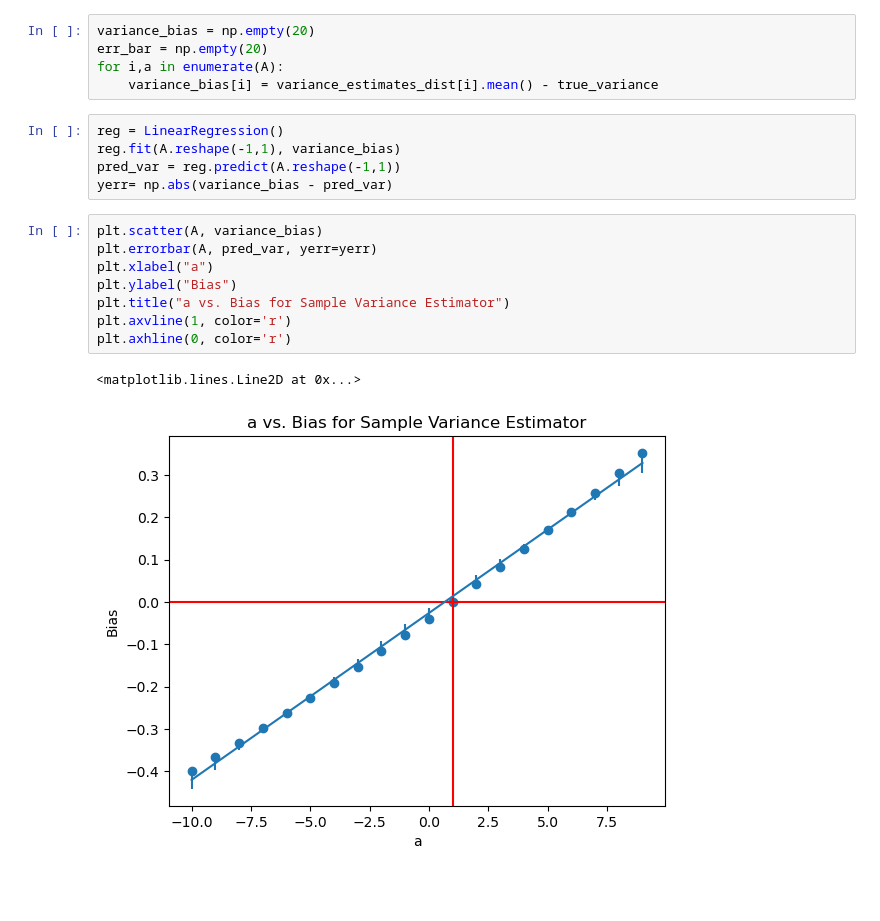
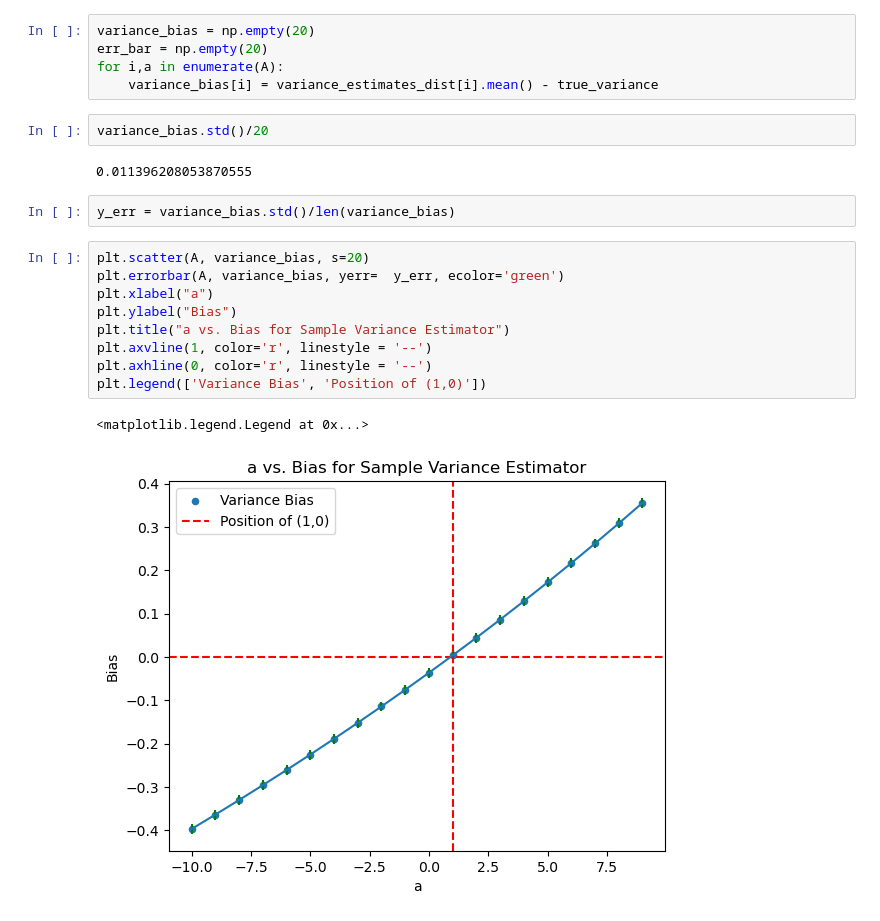
Before and after one commit to shivom-gupta/Thesis, a Jupyter notebook: random_normal_dist.ipynb, the cells around one changed output. Cells and saved outputs as stored; diff of their text form; blank space fills up the shorter version.

```diff
--- a/random_normal_dist.ipynb
+++ b/random_normal_dist.ipynb
@@ -56,19 +55,21 @@ variance_bias = np.empty(20)
 err_bar = np.empty(20)
 for i,a in enumerate(A):
     variance_bias[i] = variance_estimates_dist[i].mean() - true_variance
-# %%
-reg = LinearRegression()
-reg.fit(A.reshape(-1,1), variance_bias)
-pred_var = reg.predict(A.reshape(-1,1))
-yerr= np.abs(variance_bias - pred_var)
+# %%
+variance_bias.std()/20
+# %% [output]
+0.011396208053870555
+# %%
+y_err = variance_bias.std()/len(variance_bias)
 # %%
-plt.scatter(A, variance_bias)
-plt.errorbar(A, pred_var, yerr=yerr)
+plt.scatter(A, variance_bias, s=20)
+plt.errorbar(A, variance_bias, yerr=  y_err, ecolor='green')
 plt.xlabel("a")
 plt.ylabel("Bias")
 plt.title("a vs. Bias for Sample Variance Estimator")
-plt.axvline(1, color='r')
-plt.axhline(0, color='r')
+plt.axvline(1, color='r', linestyle = '--')
+plt.axhline(0, color='r', linestyle = '--')
+plt.legend(['Variance Bias', 'Position of (1,0)'])
 # %% [output]
-<matplotlib.lines.Line2D at 0x...>
+<matplotlib.legend.Legend at 0x...>
-[figure, old version]
+[figure, new version]
```
Also changed, not shown: parts of 2 cells of this notebook, 4 other files.
